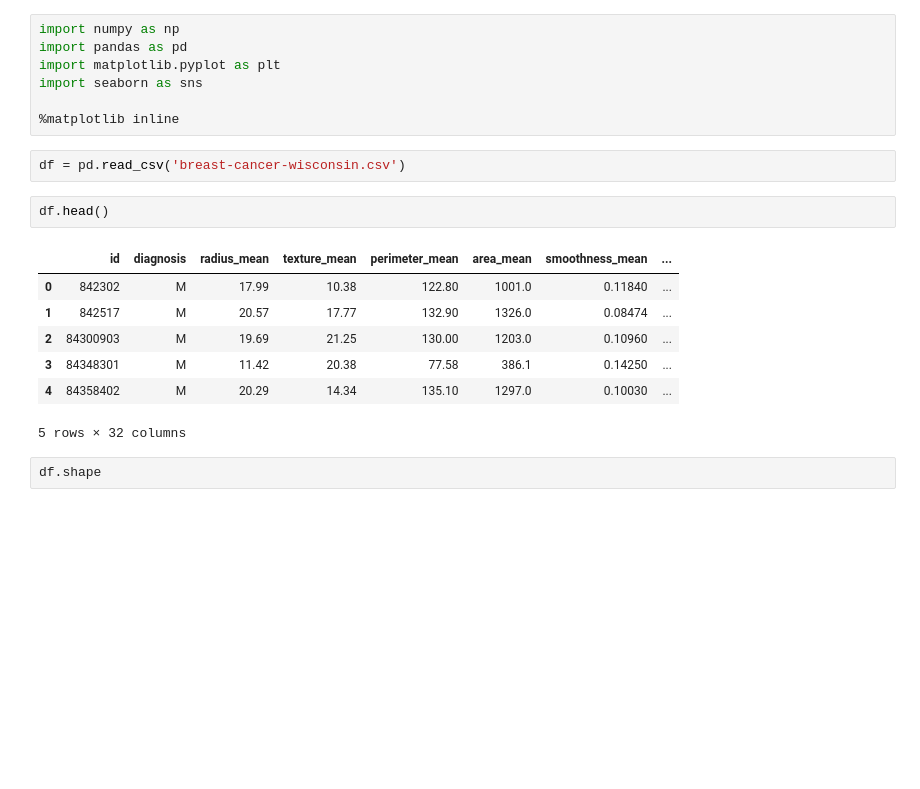
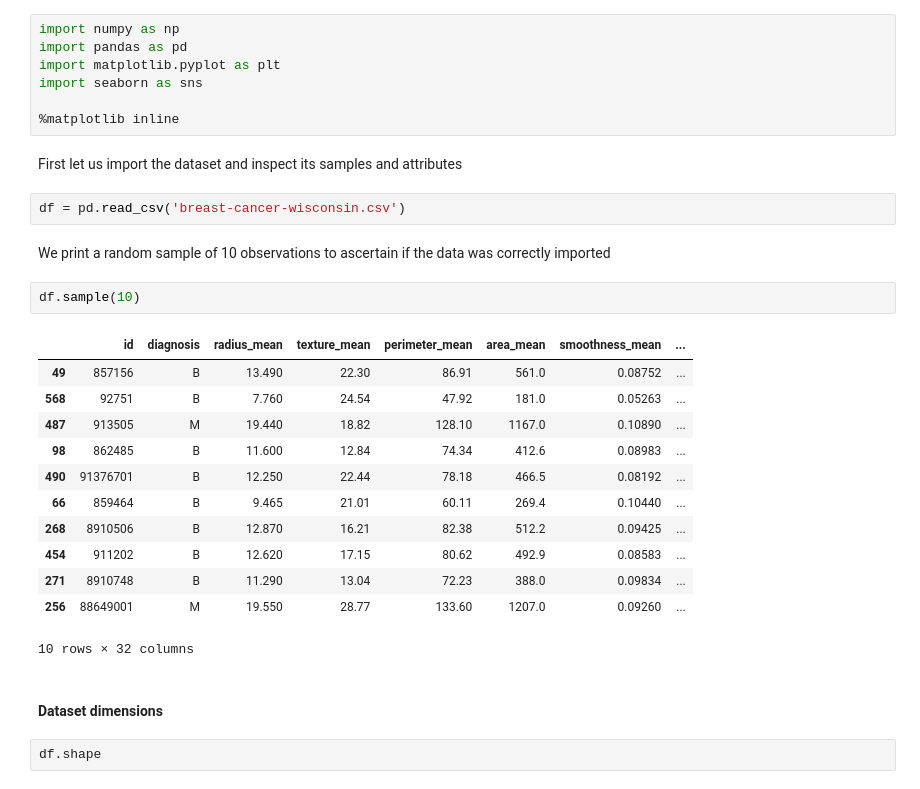
Before and after one commit to sarosam22/Machine-Learning-Python, a Jupyter notebook: Breast Cancer Wisonsin/breast-cancer-wisconsin.ipynb, the cells around one changed output. Drawn from its saved outputs; the diff is of its cells as text; blank space fills up the shorter version.

```diff
--- a/Breast Cancer Wisonsin/breast-cancer-wisconsin.ipynb
+++ b/Breast Cancer Wisonsin/breast-cancer-wisconsin.ipynb
@@ -5,18 +7,29 @@ import matplotlib.pyplot as plt
 import seaborn as sns
 
 %matplotlib inline
+# %% [markdown]
+<p>First let us import the dataset and inspect its samples and attributes</p>
 # %%
 df = pd.read_csv('breast-cancer-wisconsin.csv')
-# %%
-df.head()
-# %% [output]
-|  | id | diagnosis | radius_mean | texture_mean | perimeter_mean | area_mean | smoothness_mean | ... |
-| 0 | 842302 | M | 17.99 | 10.38 | 122.80 | 1001.0 | 0.11840 | ... |
-| 1 | 842517 | M | 20.57 | 17.77 | 132.90 | 1326.0 | 0.08474 | ... |
-| 2 | 84300903 | M | 19.69 | 21.25 | 130.00 | 1203.0 | 0.10960 | ... |
-| 3 | 84348301 | M | 11.42 | 20.38 | 77.58 | 386.1 | 0.14250 | ... |
-| 4 | 84358402 | M | 20.29 | 14.34 | 135.10 | 1297.0 | 0.10030 | ... |
-5 rows × 32 columns
+# %% [markdown]
+<p>We print a random sample of 10 observations to ascertain if the data was correctly imported</p>
+# %%
+df.sample(10)
+# %% [output]
+|  | id | diagnosis | radius_mean | texture_mean | perimeter_mean | area_mean | smoothness_mean | ... |
+| 49 | 857156 | B | 13.490 | 22.30 | 86.91 | 561.0 | 0.08752 | ... |
+| 568 | 92751 | B | 7.760 | 24.54 | 47.92 | 181.0 | 0.05263 | ... |
+| 487 | 913505 | M | 19.440 | 18.82 | 128.10 | 1167.0 | 0.10890 | ... |
+| 98 | 862485 | B | 11.600 | 12.84 | 74.34 | 412.6 | 0.08983 | ... |
+| 490 | 91376701 | B | 12.250 | 22.44 | 78.18 | 466.5 | 0.08192 | ... |
+| 66 | 859464 | B | 9.465 | 21.01 | 60.11 | 269.4 | 0.10440 | ... |
+| 268 | 8910506 | B | 12.870 | 16.21 | 82.38 | 512.2 | 0.09425 | ... |
+| 454 | 911202 | B | 12.620 | 17.15 | 80.62 | 492.9 | 0.08583 | ... |
+| 271 | 8910748 | B | 11.290 | 13.04 | 72.23 | 388.0 | 0.09834 | ... |
+| 256 | 88649001 | M | 19.550 | 28.77 | 133.60 | 1207.0 | 0.09260 | ... |
+10 rows × 32 columns
+# %% [markdown]
+<h4>Dataset dimensions</h4>
 # %%
 df.shape
 # %% [output]
```
Also changed, not shown: parts of 38 cells of this notebook, 1 other file.
